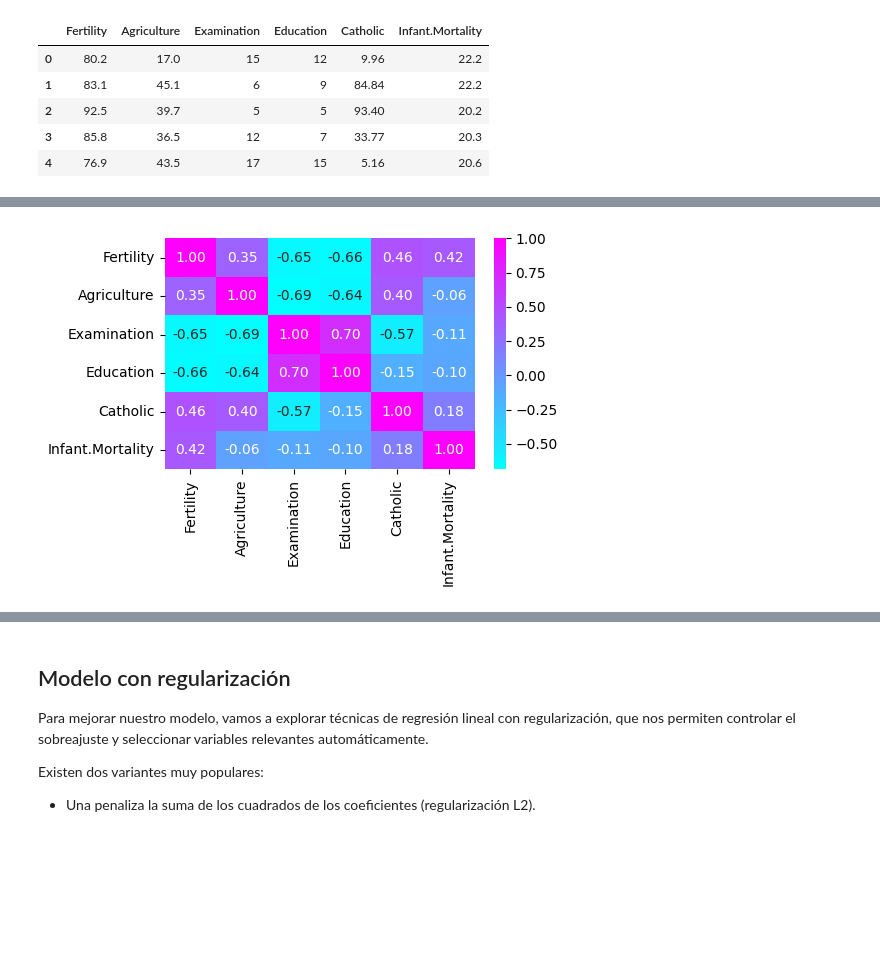
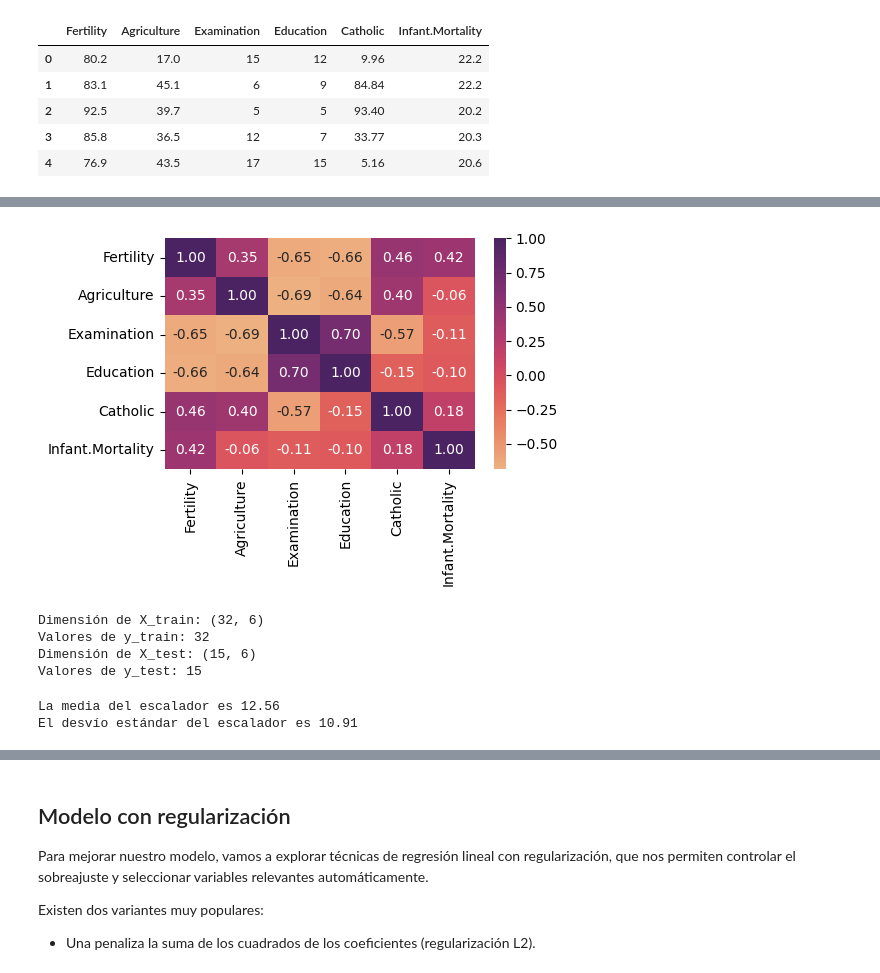
Before and after one commit to AlejoCNYT/intro_ia, a Jupyter notebook: clase5/exercise/swiss_reg.ipynb, the cells around one changed output, grey strips where cells are left out. Cells and saved outputs as stored; diff of their text form; code cells hidden in the pictures; blank space fills up the shorter version.

```diff
--- a/clase5/exercise/swiss_reg.ipynb
+++ b/clase5/exercise/swiss_reg.ipynb
@@ -178,9 +169,9 @@ dataset_with_dummies = pd.concat([df, encoded_df], axis=1)
 columnas_validas = ['Fertility', 'Agriculture', 'Examination', 'Education', 'Catholic', 'Infant.Mortality']
 
 # Filtramos el DataFrame directamente
-dataset_limpio = dataset_with_dummies[columnas_validas]
+dataset_with_dummies = dataset_with_dummies[columnas_validas]
 
-dataset_limpio.head()
+dataset_with_dummies.head()
 # %% [output]
 |  | Fertility | Agriculture | Examination | Education | Catholic | Infant.Mortality |
 | 0 | 80.2 | 17.0 | 15 | 12 | 9.96 | 22.2 |
@@ -191,9 +192,9 @@ dataset_limpio.head()
 # %%
-correlacion_profit = dataset_limpio.corr()
+correlacion_profit = dataset_with_dummies.corr()
 
 plt.figure(figsize=(5, 3))
-sns.heatmap(correlacion_profit, annot=True, cmap='cool', annot_kws={"size": 10},
+sns.heatmap(correlacion_profit, annot=True, cmap='flare', annot_kws={"size": 10},
     fmt=".2f", cbar=True)
 plt.show()
 # %% [output]
-[figure, old version]
+[figure, new version]
@@ -200,11 +204,34 @@ plt.show()
+# %%
+from sklearn.model_selection import train_test_split
+
+X_train, X_test, y_train, y_test = train_test_split(X,
+                                                    y,
+                                                    test_size=0.3,
+                                                    random_state=42
+                                                    )
+
+# Datos de train y de test
+print("Dimensión de X_train:",X_train.shape)
+print("Valores de y_train:",y_train.size)
+print("Dimensión de X_test:",X_test.shape)
+print("Valores de y_test:",len(y_test))
+# %% [output]
+Dimensión de X_train: (32, 6)
+Valores de y_train: 32
+Dimensión de X_test: (15, 6)
+Valores de y_test: 15
 # %%
 # 1. Escalar los atributos usando `StandardScaler`
+from sklearn.preprocessing import StandardScaler
 
+r_d_spend = X_train[["Education"]]
 
-# 2. Entrenar el modelo usando el dataset de entrenamiento.
+sc_r_d_spend = StandardScaler()
+r_d_spend_scaled = sc_r_d_spend.fit_transform(r_d_spend)
 
-
-# 3. Obtener las predicciones sobre el dataset de testeo.
-
-
-# 4. Calcular las métricas MAE, MSE  y $R^2$, e imprimir los resultados.
+print(f"La media del escalador es {np.round(sc_r_d_spend.mean_[0], 2)}")
+print(f"El desvío estándar del escalador es "
+    f"{np.round(np.sqrt(sc_r_d_spend.var_[0]), 2)}")
+# %% [output]
+La media del escalador es 12.56
+El desvío estándar del escalador es 10.91
```
Also changed, not shown: parts of 19 cells of this notebook.
